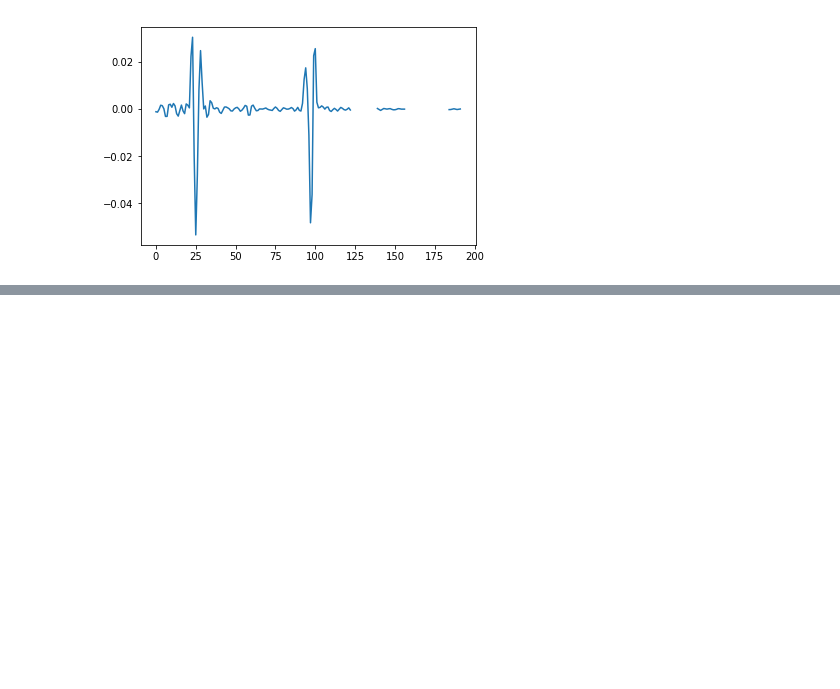
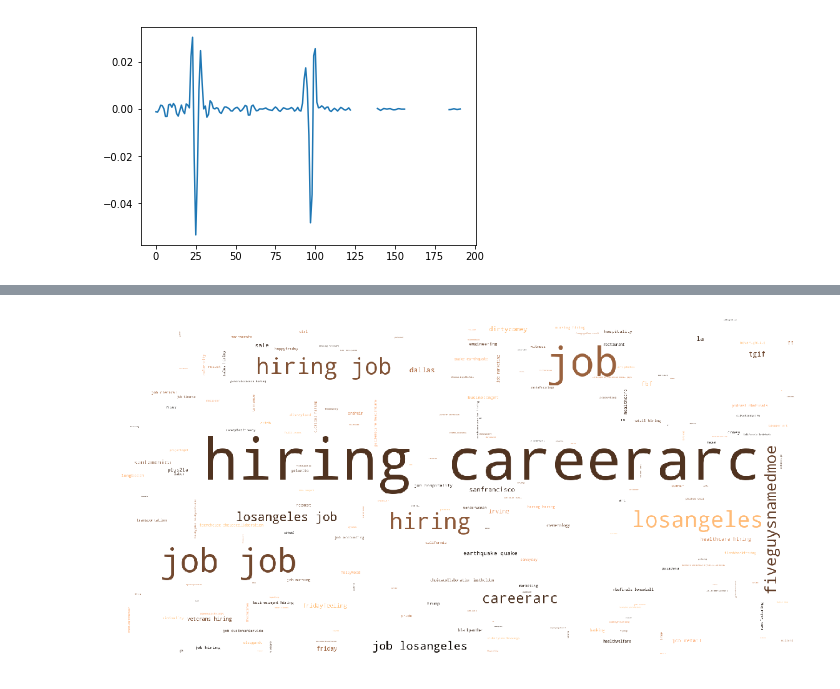
Before and after one commit to joyce-lin/Project_Twitter_NLP, a Jupyter notebook: ipynb/Hashtags_Modeling_WhatsTrending.ipynb, the cells around one changed output, grey strips where cells are left out. Cells and saved outputs as stored; diff of their text form; code cells hidden in the pictures; blank space fills up the shorter version.

```diff
--- a/ipynb/Hashtags_Modeling_WhatsTrending.ipynb
+++ b/ipynb/Hashtags_Modeling_WhatsTrending.ipynb
@@ -76,5 +73,5 @@ len(hastages_series)
 # %%
 count_vectorizer = CountVectorizer(min_df = 1, stop_words='english')
-hashtags_countvec_fit = count_vectorizer.fit(hastages_series)
-hashtags_countvec = pickle.dumps(hashtags_countvec_fit)
-r.set('hashtags_countvec_fit_temp', hashtags_countvec)
+hashtags_countvec = count_vectorizer.fit(hastages_series)
+#hashtags_countvec = pickle.dumps(hashtags_countvec_fit)
+#r.set('hashtags_countvec_fit_temp', hashtags_countvec)
@@ -83,2 +78,2 @@ True
 # %%
-hashtags_countvec = pickle.loads(r.get('hashtags_countvec_fit_temp'))
+#hashtags_countvec = pickle.loads(r.get('hashtags_countvec_fit_temp'))
@@ -144,0 +153,3 @@ def hashtag_trend(hashtag):
+# %%
+for i in hashtags_countvec.vocabulary_.items():
+    print(i)
@@ -314,0 +389,10 @@ hashtag_trend('china')
+# %%
+stopwords = set(STOPWORDS)
+neutral_wc = WordCloud(width=1600, height=800, background_color='white', relative_scaling=1, stopwords=stopwords, colormap='copper').generate(' '.join(i for i in df['hashtags']))
+
+plt.figure(figsize=(20,10))
+plt.imshow(neutral_wc)
+plt.axis("off")
+plt.show()
+# %% [output]
+[figure, added]
```
Also changed, not shown: parts of 29 cells of this notebook, 7 other files.
